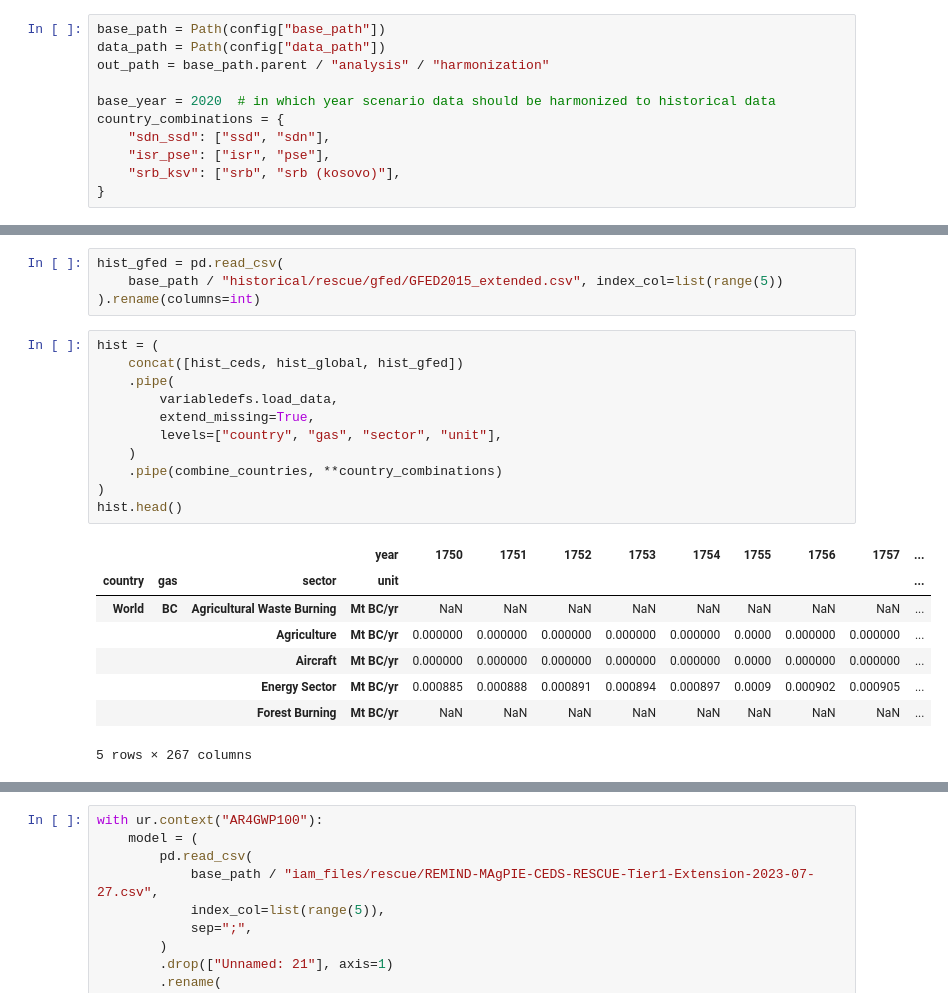
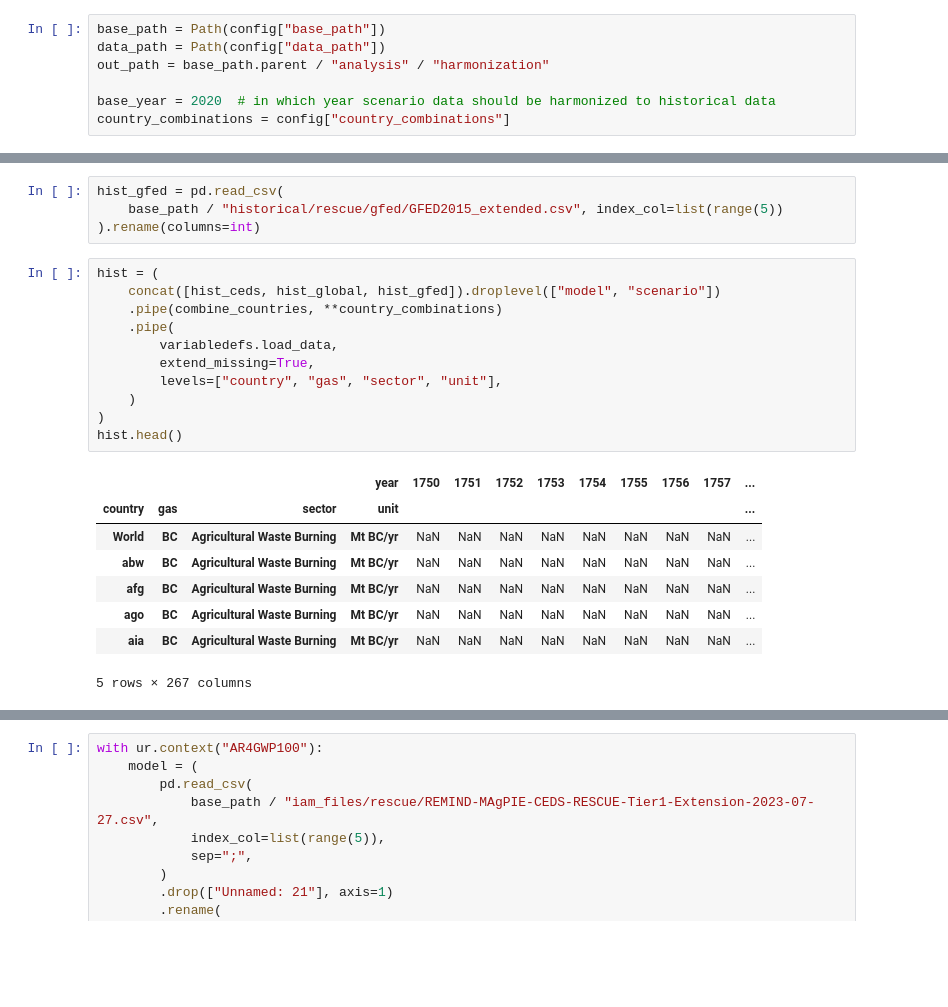
Before and after one commit to jkikstra/concordia, a Jupyter notebook: notebooks/workflow.ipynb, the cells around one changed output, grey strips where cells are left out. Drawn from its saved outputs; the diff is of its cells as text; blank space fills up the shorter version.

```diff
--- a/notebooks/workflow.ipynb
+++ b/notebooks/workflow.ipynb
@@ -46,11 +51,7 @@ data_path = Path(config["data_path"])
 out_path = base_path.parent / "analysis" / "harmonization"
 
 base_year = 2020  # in which year scenario data should be harmonized to historical data
-country_combinations = {
-    "sdn_ssd": ["ssd", "sdn"],
-    "isr_pse": ["isr", "pse"],
-    "srb_ksv": ["srb", "srb (kosovo)"],
-}
+country_combinations = config["country_combinations"]
 # %% [markdown]
 ## Variable definition files
 
@@ -130,21 +114,21 @@ hist_gfed = pd.read_csv(
 ).rename(columns=int)
 # %%
 hist = (
-    concat([hist_ceds, hist_global, hist_gfed])
+    concat([hist_ceds, hist_global, hist_gfed]).droplevel(["model", "scenario"])
+    .pipe(combine_countries, **country_combinations)
     .pipe(
         variabledefs.load_data,
         extend_missing=True,
         levels=["country", "gas", "sector", "unit"],
     )
-    .pipe(combine_countries, **country_combinations)
 )
 hist.head()
 # %% [output]
 |  |  |  | year | 1750 | 1751 | 1752 | 1753 | 1754 | 1755 | 1756 | 1757 | ... |
 | country | gas | sector | unit |  |  |  |  |  |  |  |  | ... |
 | World | BC | Agricultural Waste Burning | Mt BC/yr | NaN | NaN | NaN | NaN | NaN | NaN | NaN | NaN | ... |
-|  |  | Agriculture | Mt BC/yr | 0.000000 | 0.000000 | 0.000000 | 0.000000 | 0.000000 | 0.0000 | 0.000000 | 0.000000 | ... |
-|  |  | Aircraft | Mt BC/yr | 0.000000 | 0.000000 | 0.000000 | 0.000000 | 0.000000 | 0.0000 | 0.000000 | 0.000000 | ... |
-|  |  | Energy Sector | Mt BC/yr | 0.000885 | 0.000888 | 0.000891 | 0.000894 | 0.000897 | 0.0009 | 0.000902 | 0.000905 | ... |
-|  |  | Forest Burning | Mt BC/yr | NaN | NaN | NaN | NaN | NaN | NaN | NaN | NaN | ... |
+| abw | BC | Agricultural Waste Burning | Mt BC/yr | NaN | NaN | NaN | NaN | NaN | NaN | NaN | NaN | ... |
+| afg | BC | Agricultural Waste Burning | Mt BC/yr | NaN | NaN | NaN | NaN | NaN | NaN | NaN | NaN | ... |
+| ago | BC | Agricultural Waste Burning | Mt BC/yr | NaN | NaN | NaN | NaN | NaN | NaN | NaN | NaN | ... |
+| aia | BC | Agricultural Waste Burning | Mt BC/yr | NaN | NaN | NaN | NaN | NaN | NaN | NaN | NaN | ... |
 5 rows × 267 columns
```
Also changed, not shown: parts of 20 cells of this notebook, 1 other file.
